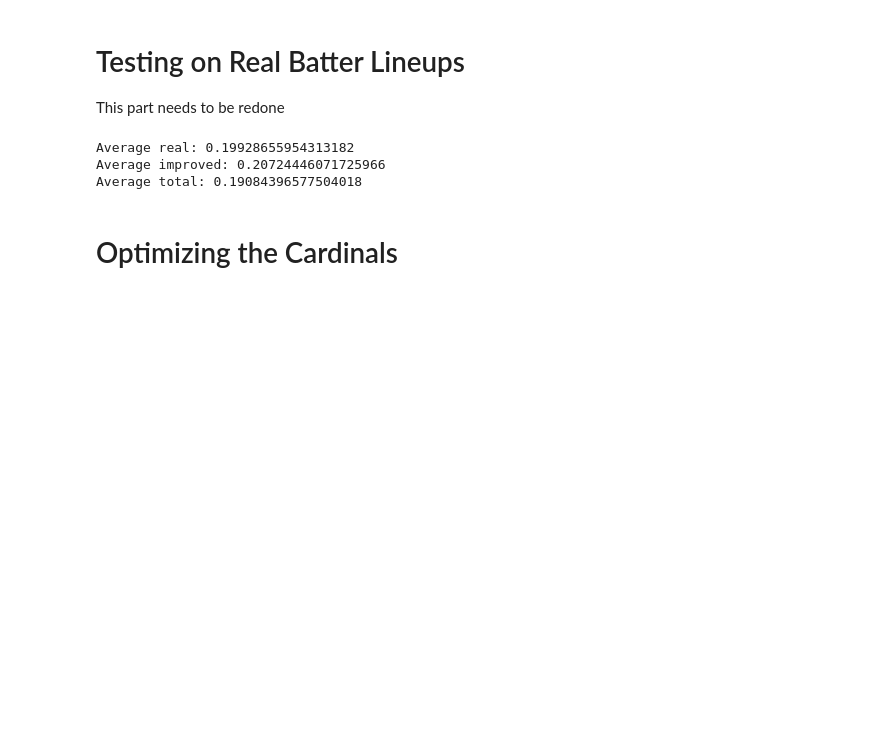
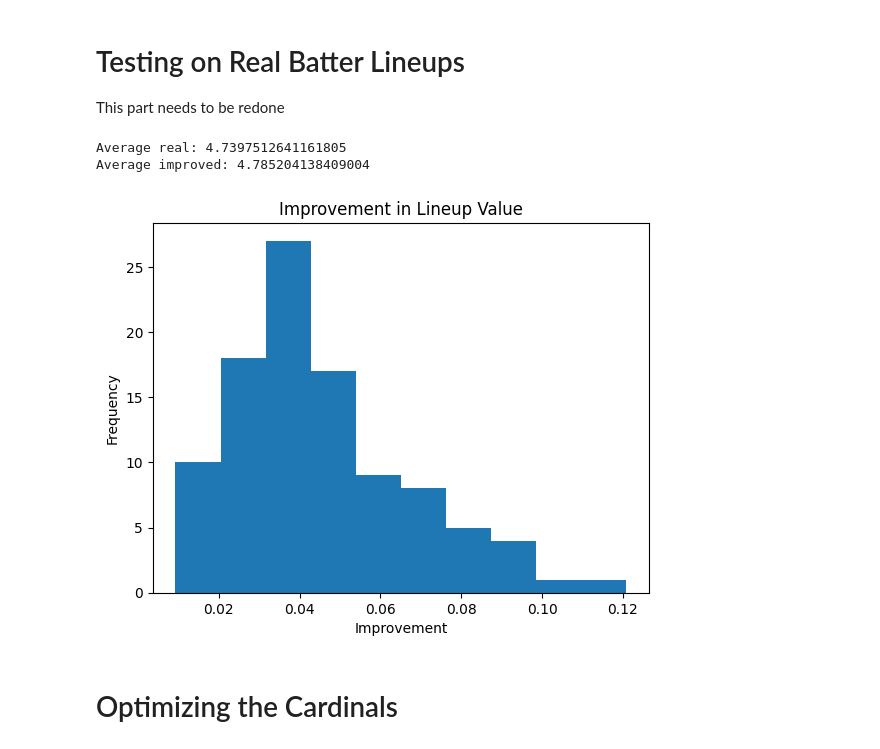
Before and after one commit to BOBONA/ZeroSumBaseball, a Jupyter notebook: src/policy/batting_order.ipynb, the cells around one changed output. Drawn from its saved outputs; the diff is of its cells as text; code cells hidden in the pictures; blank space fills up the shorter version.

Commit message:
added batting order trials

```diff
--- a/src/policy/batting_order.ipynb
+++ b/src/policy/batting_order.ipynb
@@ -118,20 +120,33 @@ This part needs to be redone
 # %%
 avg_real = 0
 avg_improved = 0
-avg_total = 0
-for name, roster in rosters.items():
-    strat = load_blosc2(f'onebyone/{name}.blosc2')
-    avg_real += strat.get_tries()[tuple(range(rules.num_batters))]
-    avg_improved += strat.get_best()[1]
-    avg_total += sum(list(strat.get_tries().values())) / len(strat.get_tries())
+improvements = []
 
-print(f'Average real: {avg_real / len(rosters)}')
-print(f'Average improved: {avg_improved / len(rosters)}')
-print(f'Average total: {avg_total / len(rosters)}')
+trial_dir = 'lineups/'
+trial_files = os.listdir(trial_dir)
+for file in trial_files:
+    strat = load_blosc2(f'{trial_dir}{file}')
+    real_lineup_value = strat.get_tries()[tuple(range(rules.num_batters))]
+    improved_lineup_value = strat.get_best()[1]
+
+    avg_real += real_lineup_value
+    avg_improved += improved_lineup_value
+    improvements.append(improved_lineup_value - real_lineup_value)
+
+
+print(f'Average real: {avg_real / len(trial_files)}')
+print(f'Average improved: {avg_improved / len(trial_files)}')
+
+# Plot histogram of improvements
+plt.hist(improvements)
+plt.xlabel('Improvement')
+plt.ylabel('Frequency')
+plt.title('Improvement in Lineup Value')
+plt.show()
 # %% [output]
-Average real: 0.19928655954313182
-Average improved: 0.20724446071725966
-Average total: 0.19084396577504018
+Average real: 4.7397512641161805
+Average improved: 4.785204138409004
+[figure, added]
 # %% [markdown]
 # Optimizing the Cardinals
 # %%
```
Also changed, not shown: parts of 1 cell of this notebook, 4 other files.
